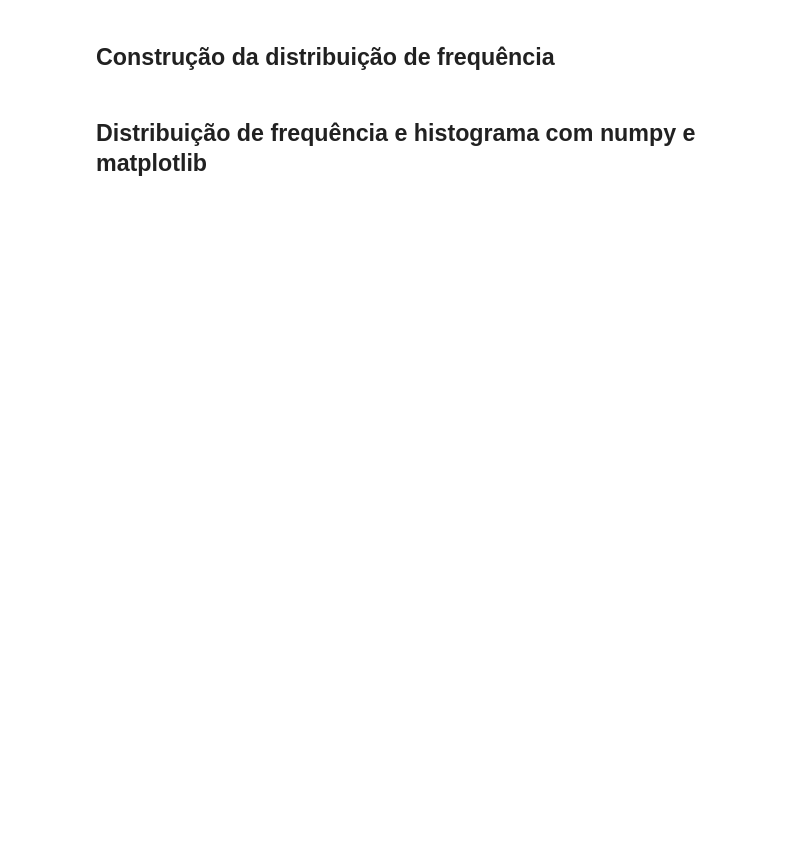
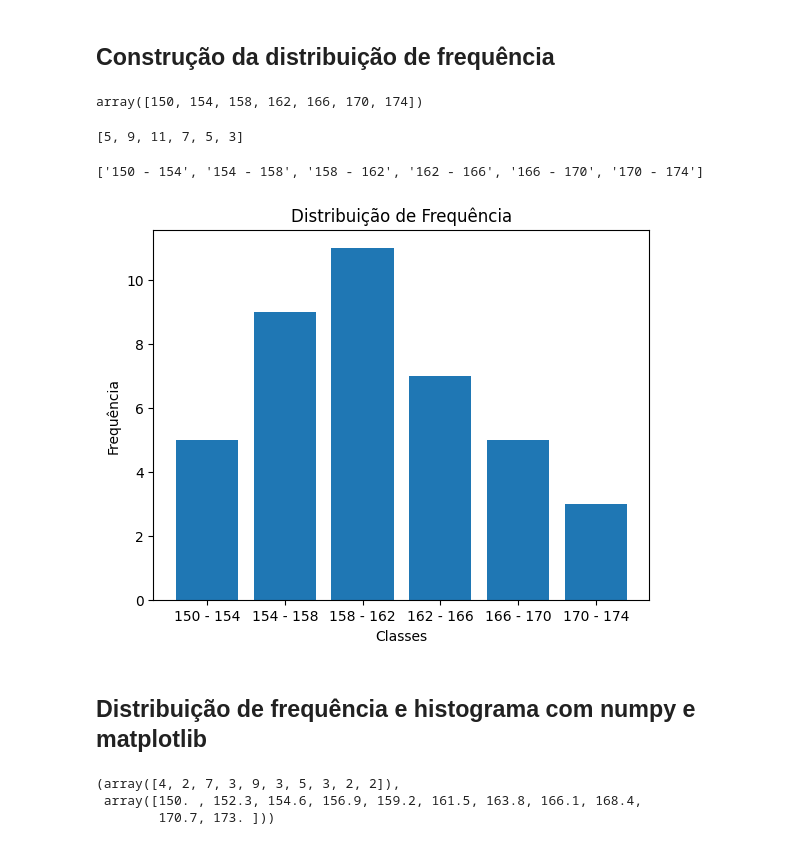
Before and after one commit to AdrianoR85/Estatistica-para-Machine-Learning, a Jupyter notebook: Notebooks/Distribuição_de_Frequência.ipynb, the cells around one changed output. Drawn from its saved outputs; the diff is of its cells as text; code cells hidden in the pictures; blank space fills up the shorter version.

Commit message:
Distribuição de frequência

```diff
--- a/Notebooks/Distribuição_de_Frequência.ipynb
+++ b/Notebooks/Distribuição_de_Frequência.ipynb
@@ -88,4 +158,45 @@ h = 4 -> (3,83) sempre arrendodar para cima
 # %% [markdown]
 ## Construção da distribuição de frequência
+# %%
+interval = np.arange(minimo, maximo + 2,h)
+interval
+# %% [output]
+array([150, 154, 158, 162, 166, 170, 174])
+# %%
+interval1, interval2, interval3, interval4, interval5, interval6 = 0,0,0,0,0,0
+for i in data:
+  if i >= interval[0] and i < interval[1]:
+    interval1 += 1
+  elif i >= interval[1] and i < interval[2]:
+    interval2 += 1
+  elif i >= interval[2] and i < interval[3]:
+    interval3 += 1
+  elif i >= interval[3] and i < interval[4]:
+    interval4 += 1
+  elif i >= interval[4] and i < interval[5]:
+    interval5 +=1
+  elif i >= interval[5] and i < interval[6]:
+    interval6 += 1
+# %%
+interval_list = [interval1, interval2, interval3, interval4, interval5, interval6]
+interval_list
+# %% [output]
+[5, 9, 11, 7, 5, 3]
+# %%
+class_list = []
+for i in range(len(interval_list)):
+  class_list.append(f'{interval[i]} - {interval[i+1]}')
+
+class_list
+# %% [output]
+['150 - 154', '154 - 158', '158 - 162', '162 - 166', '166 - 170', '170 - 174']
+# %%
+plt.bar(class_list, interval_list)
+plt.title('Distribuição de Frequência')
+plt.xlabel('Classes')
+plt.ylabel('Frequência')
+plt.show()
+# %% [output]
+[figure, added]
 # %% [markdown]
 ## Distribuição de frequência e histograma com numpy e matplotlib
@@ -91,0 +207,7 @@ h = 4 -> (3,83) sempre arrendodar para cima
+# %%
+frequency, classes = np.histogram(data2)
+frequency, classes
+# %% [output]
+(array([4, 2, 7, 3, 9, 3, 5, 3, 2, 2]),
+ array([150. , 152.3, 154.6, 156.9, 159.2, 161.5, 163.8, 166.1, 168.4,
+        170.7, 173. ]))
```
Also changed, not shown: parts of 23 cells of this notebook.
